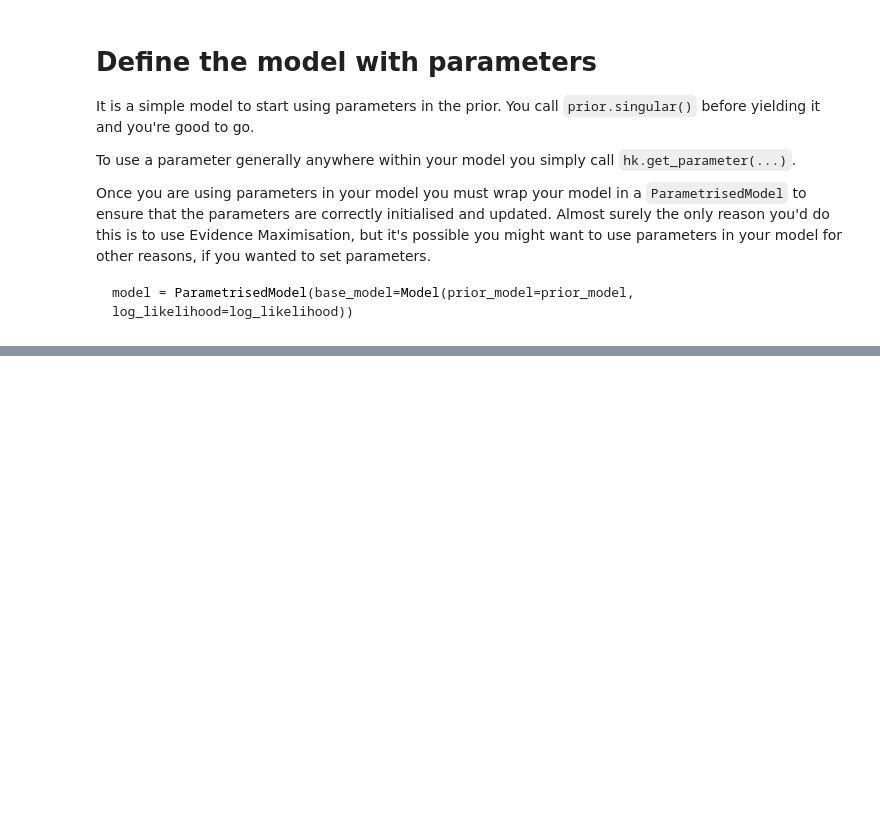
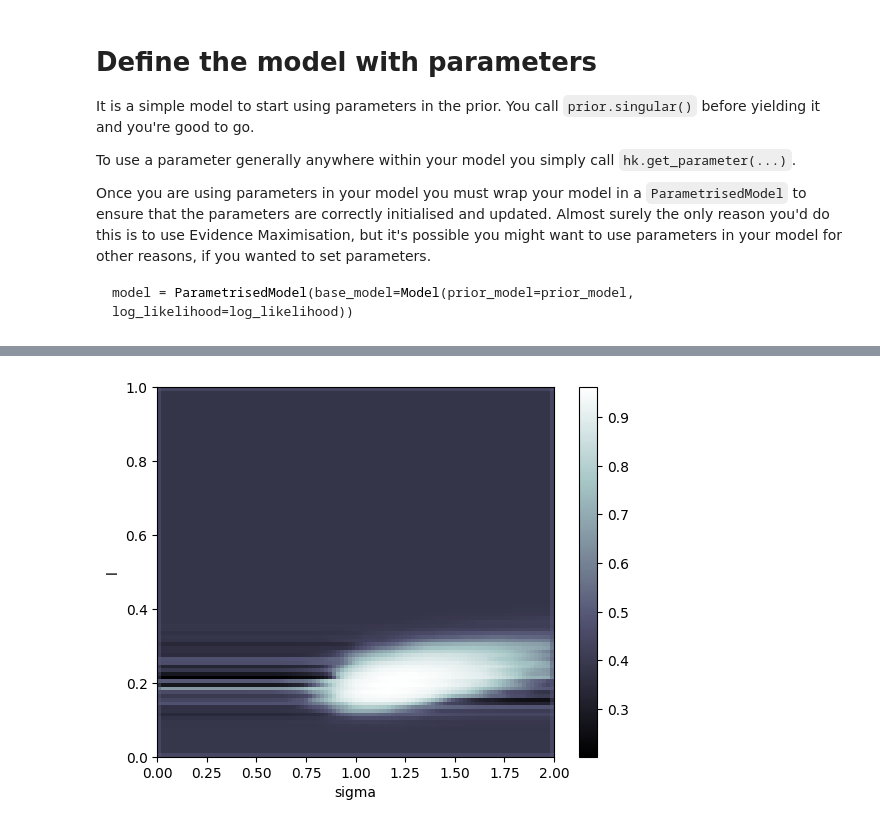
Before and after one commit to Joshuaalbert/jaxns, a Jupyter notebook: docs/examples/evidence_maximisation.ipynb, the cells around one changed output, grey strips where cells are left out. Cells and saved outputs as stored; diff of their text form; code cells hidden in the pictures; blank space fills up the shorter version.

```diff
--- a/docs/examples/evidence_maximisation.ipynb
+++ b/docs/examples/evidence_maximisation.ipynb
@@ -177,0 +199,15 @@ upper_l: 0.378 +- 0.088 | 0.283 / 0.374 / 0.504 | 0.316 | 0.327
+# %%
+param_transformed = model(params).transform_parametrised(U=results.U_samples[0])
+# %%
+prior_density = param_transformed['hyper_params_density']
+# %%
+import pylab as plt
+
+plt.imshow(prior_density, extent=(0, 2, 0, 1), origin='lower', aspect='auto', cmap='bone',
+           interpolation='nearest')
+plt.colorbar()
+plt.xlabel('sigma')
+plt.ylabel('l')
+plt.show()
+# %% [output]
+[figure, added]
```
Also changed, not shown: parts of 4 cells of this notebook, 1 other file.
